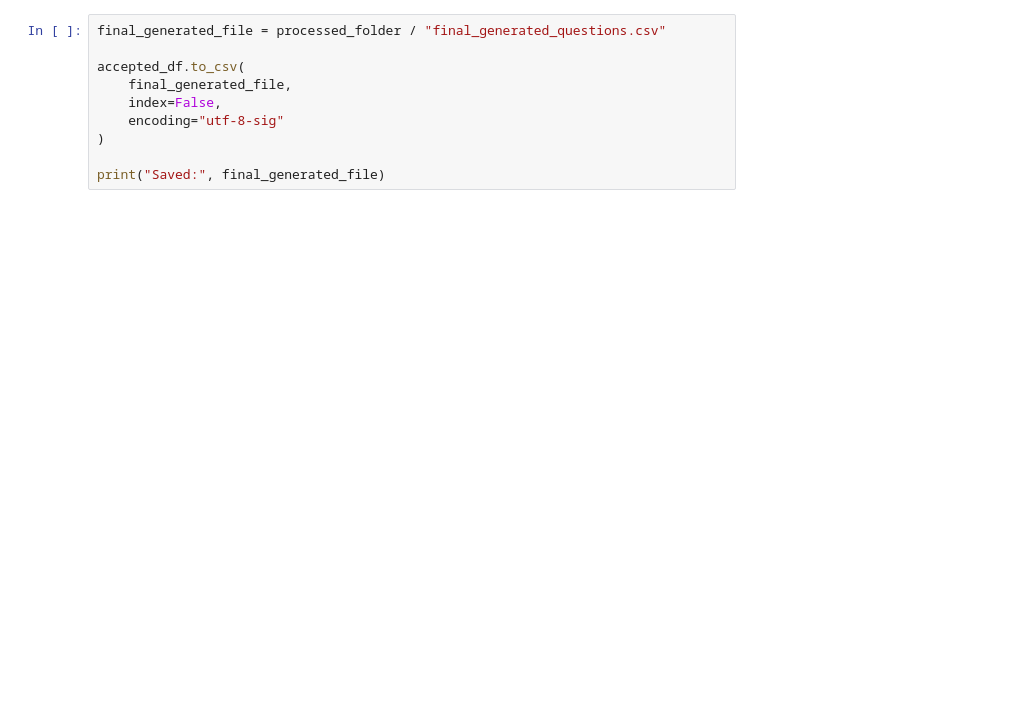
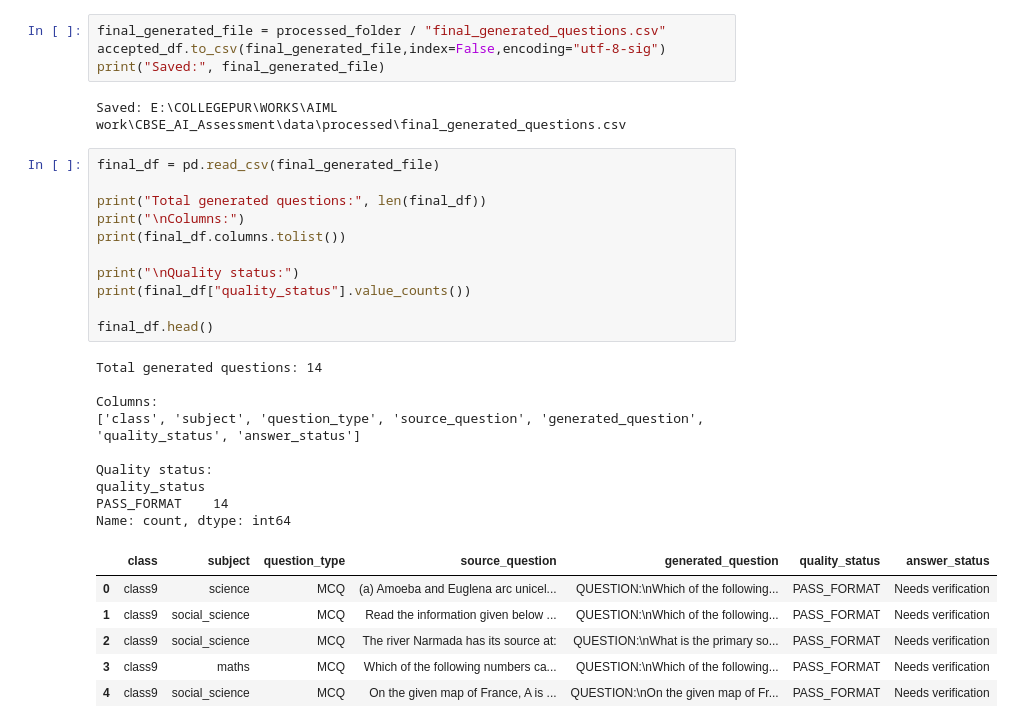
Before and after one commit to Rekha-vivek/CBSE_AI_Assessment, a Jupyter notebook: notebooks/cbse_pdf_extraction.ipynb, the cells around one changed output. Saved outputs shown, nothing was run; the diff lists cells and outputs as text; blank space fills up the shorter version.

Commit message:
Update CBSE PDF extraction notebook

```diff
--- a/notebooks/cbse_pdf_extraction.ipynb
+++ b/notebooks/cbse_pdf_extraction.ipynb
@@ -1055,10 +1745,33 @@ print("Final generated questions:", len(accepted_df))
 # %%
 final_generated_file = processed_folder / "final_generated_questions.csv"
-
-accepted_df.to_csv(
-    final_generated_file,
-    index=False,
-    encoding="utf-8-sig"
-)
-
+accepted_df.to_csv(final_generated_file,index=False,encoding="utf-8-sig")
 print("Saved:", final_generated_file)
+# %% [output]
+Saved: E:\COLLEGEPUR\WORKS\AIML work\CBSE_AI_Assessment\data\processed\final_generated_questions.csv
+# %%
+final_df = pd.read_csv(final_generated_file)
+
+print("Total generated questions:", len(final_df))
+print("\nColumns:")
+print(final_df.columns.tolist())
+
+print("\nQuality status:")
+print(final_df["quality_status"].value_counts())
+
+final_df.head()
+# %% [output]
+Total generated questions: 14
+
+Columns:
+['class', 'subject', 'question_type', 'source_question', 'generated_question', 'quality_status', 'answer_status']
+
+Quality status:
+quality_status
+PASS_FORMAT    14
+Name: count, dtype: int64
+|  | class | subject | question_type | source_question | generated_question | quality_status | answer_status |
+| 0 | class9 | science | MCQ | (a) Amoeba and Euglena arc unicel... | QUESTION:\nWhich of the following... | PASS_FORMAT | Needs verification |
+| 1 | class9 | social_science | MCQ | Read the information given below ... | QUESTION:\nWhich of the following... | PASS_FORMAT | Needs verification |
+| 2 | class9 | social_science | MCQ | The river Narmada has its source at: | QUESTION:\nWhat is the primary so... | PASS_FORMAT | Needs verification |
+| 3 | class9 | maths | MCQ | Which of the following numbers ca... | QUESTION:\nWhich of the following... | PASS_FORMAT | Needs verification |
+| 4 | class9 | social_science | MCQ | On the given map of France, A is ... | QUESTION:\nOn the given map of Fr... | PASS_FORMAT | Needs verification |
```
Also changed, not shown: parts of 93 cells of this notebook.
